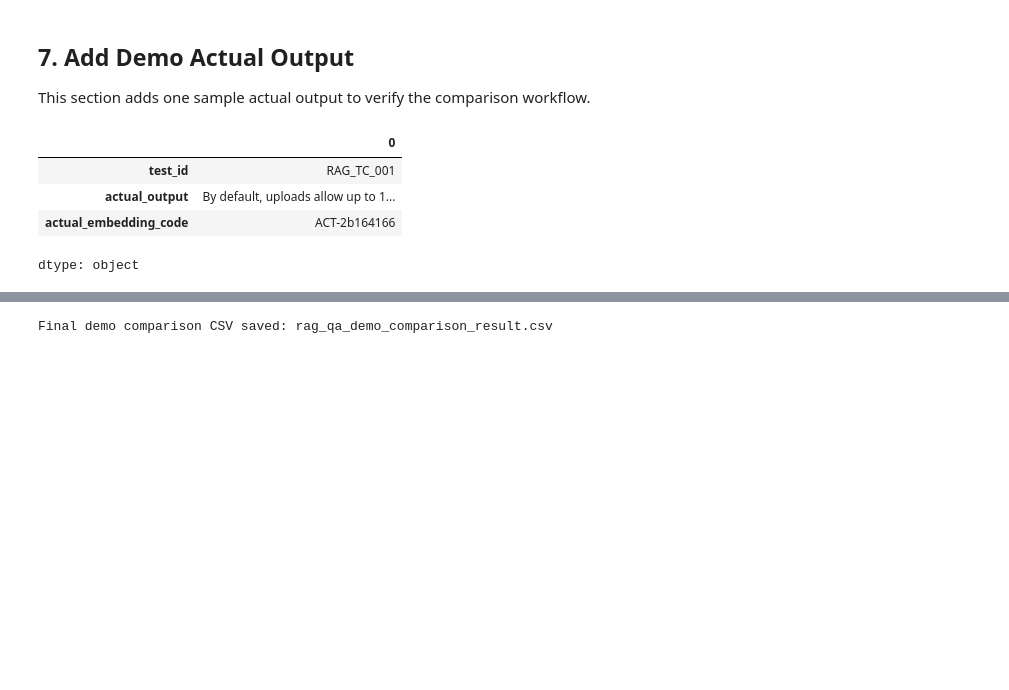
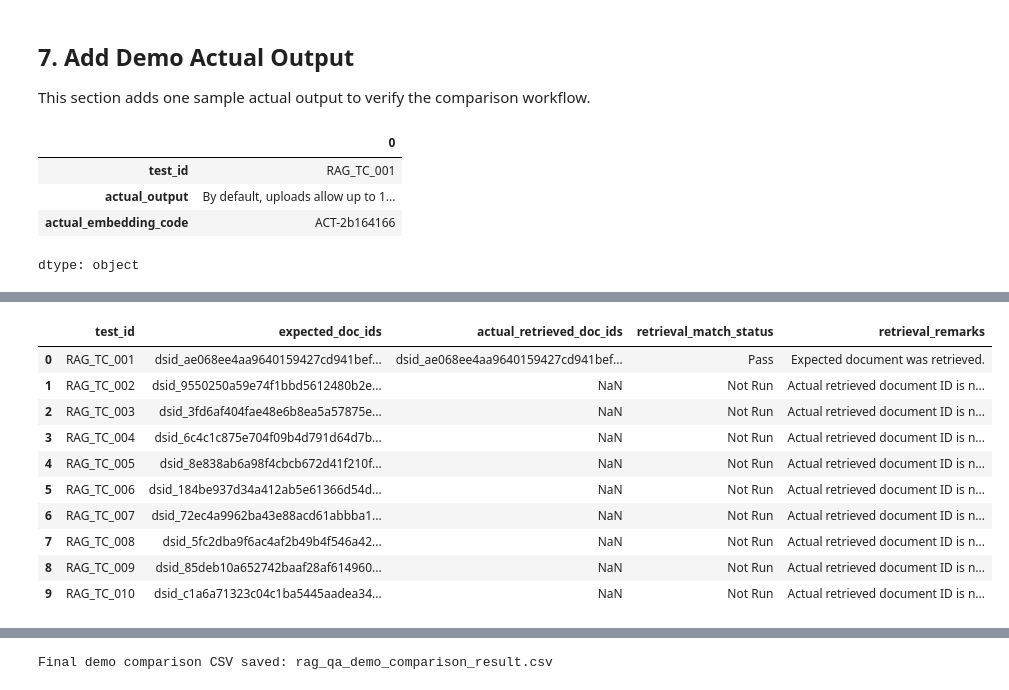
Before and after one commit to Raghul-source/rag-pipeline-evaluation, a Jupyter notebook: RAG_Pipeline_Evaluation_ETL_and_Embedding_Check.ipynb, the cells around one changed output, grey strips where cells are left out. Saved outputs shown, nothing was run; the diff lists cells and outputs as text; code cells hidden in the pictures; blank space fills up the shorter version.

```diff
--- a/RAG_Pipeline_Evaluation_ETL_and_Embedding_Check.ipynb
+++ b/RAG_Pipeline_Evaluation_ETL_and_Embedding_Check.ipynb
@@ -495 +503,81 @@ dtype: object
+# %%
+# Step 28: Retrieval document check
+
+# This logic checks whether the RAG system retrieved the correct source document.
+# It works for all rows in the dataset.
+# If actual_retrieved_doc_ids is empty, the row is marked as Not Run.
+
+# Create result columns for retrieval evaluation.
+qa_df["retrieval_match_status"] = ""
+qa_df["retrieval_remarks"] = ""
+
+
+def normalize_doc_ids(value):
+    # Convert document ID values into a clean list.
+    # This handles:
+    # - empty values
+    # - single document ID as text
+    # - list-like document IDs saved as text
+
+    if pd.isna(value) or str(value).strip() == "":
+        return []
+
+    value = str(value).strip()
+
+    # Remove brackets and quotes if IDs are stored like ['doc_id']
+    value = value.replace("[", "").replace("]", "").replace("'", "").replace('"', "")
+
+    # Split by comma in case multiple document IDs are present.
+    doc_ids = [item.strip() for item in value.split(",") if item.strip()]
+
+    return doc_ids
+
+
+# Run retrieval check for every row.
+for row_index, row in qa_df.iterrows():
+
+    expected_doc_ids = normalize_doc_ids(row["expected_doc_ids"])
+    actual_doc_ids = normalize_doc_ids(row["actual_retrieved_doc_ids"])
+
+    # If actual retrieved document is not available, we cannot run retrieval check yet.
+    if len(actual_doc_ids) == 0:
+        qa_df.loc[row_index, "retrieval_match_status"] = "Not Run"
+        qa_df.loc[row_index, "retrieval_remarks"] = "Actual retrieved document ID is not available yet."
+        continue
+
+    # Check whether any expected document ID is present in actual retrieved document IDs.
+    is_match = any(doc_id in actual_doc_ids for doc_id in expected_doc_ids)
+
+    if is_match:
+        qa_df.loc[row_index, "retrieval_match_status"] = "Pass"
+        qa_df.loc[row_index, "retrieval_remarks"] = "Expected document was retrieved."
+    else:
+        qa_df.loc[row_index, "retrieval_match_status"] = "Fail"
+        qa_df.loc[row_index, "retrieval_remarks"] = "Expected document was not retrieved."
+
+
+# Show retrieval check result.
+display(
+    qa_df[
+        [
+            "test_id",
+            "expected_doc_ids",
+            "actual_retrieved_doc_ids",
+            "retrieval_match_status",
+            "retrieval_remarks"
+        ]
+    ]
+)
+# %% [output]
+|  | test_id | expected_doc_ids | actual_retrieved_doc_ids | retrieval_match_status | retrieval_remarks |
+| 0 | RAG_TC_001 | dsid_ae068ee4aa9640159427cd941bef... | dsid_ae068ee4aa9640159427cd941bef... | Pass | Expected document was retrieved. |
+| 1 | RAG_TC_002 | dsid_9550250a59e74f1bbd5612480b2e... | NaN | Not Run | Actual retrieved document ID is n... |
+| 2 | RAG_TC_003 | dsid_3fd6af404fae48e6b8ea5a57875e... | NaN | Not Run | Actual retrieved document ID is n... |
+| 3 | RAG_TC_004 | dsid_6c4c1c875e704f09b4d791d64d7b... | NaN | Not Run | Actual retrieved document ID is n... |
+| 4 | RAG_TC_005 | dsid_8e838ab6a98f4cbcb672d41f210f... | NaN | Not Run | Actual retrieved document ID is n... |
+| 5 | RAG_TC_006 | dsid_184be937d34a412ab5e61366d54d... | NaN | Not Run | Actual retrieved document ID is n... |
+| 6 | RAG_TC_007 | dsid_72ec4a9962ba43e88acd61abbba1... | NaN | Not Run | Actual retrieved document ID is n... |
+| 7 | RAG_TC_008 | dsid_5fc2dba9f6ac4af2b49b4f546a42... | NaN | Not Run | Actual retrieved document ID is n... |
+| 8 | RAG_TC_009 | dsid_85deb10a652742baaf28af614960... | NaN | Not Run | Actual retrieved document ID is n... |
+| 9 | RAG_TC_010 | dsid_c1a6a71323c04c1ba5445aadea34... | NaN | Not Run | Actual retrieved document ID is n... |
 # %% [markdown]
```
Also changed, not shown: parts of 9 cells of this notebook, 2 other files.
